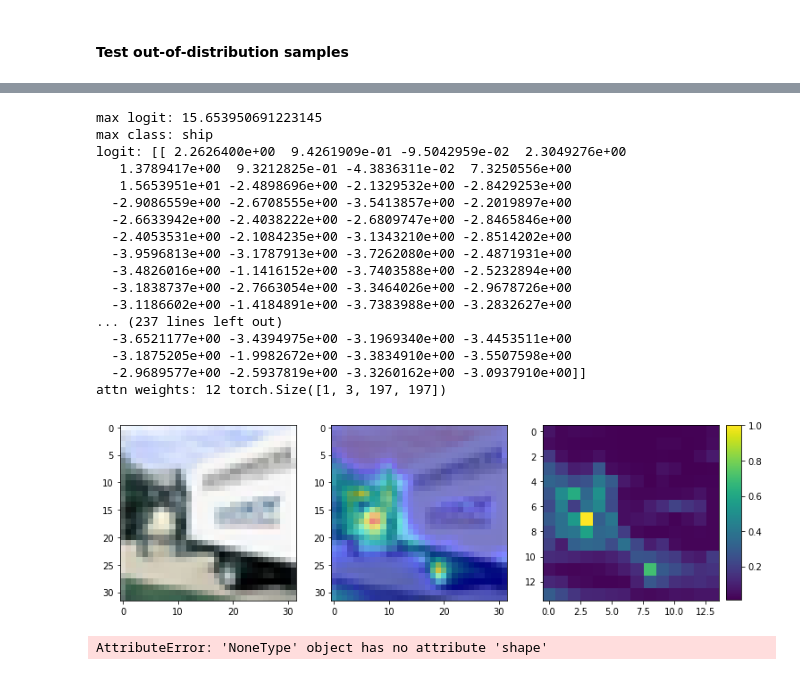
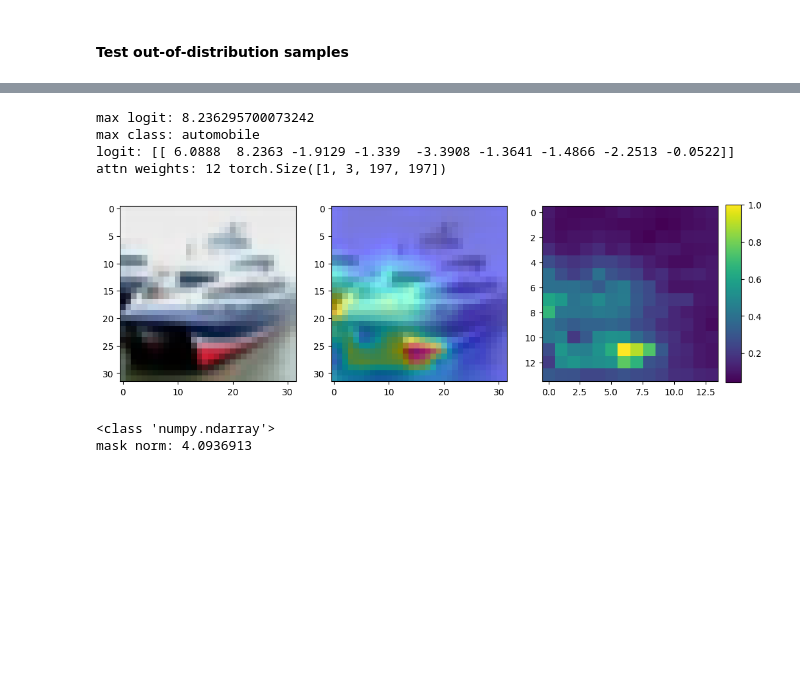
Before and after one commit to Simcs/OOD-with-ViT, a Jupyter notebook: visualize_vit_ood_cifar10.ipynb, the cells around one changed output, grey strips where cells are left out. Drawn from its saved outputs; the diff is of its cells as text; code cells hidden in the pictures; blank space fills up the shorter version.

```diff
--- a/visualize_vit_ood_cifar10.ipynb
+++ b/visualize_vit_ood_cifar10.ipynb
@@ -44,11 +46,13 @@ checkpoint_path = log_root / 'checkpoints'
 from ood_with_vit.models.vit import ViT
 
 if config.model.pretrained:
+    n_class = len(config.dataset.in_distribution_class_indices)
     model = torch.hub.load(
         repo_or_dir=config.model.repo,
         model=config.model.pretrained_model,
         pretrained=False,
     )
+    model.head = nn.Linear(model.head.in_features, n_class)
 else:
     model = ViT(
         image_size=config.model.img_size,
@@ -151,10 +154,16 @@ from ood_with_vit.utils import (
     compute_logits,
 )
 
-def visualize_results(original_img, attn_weights, seed=None):
-    if seed is not None:
-        set_seed(seed)
-    visualizer = ViTAttentionRollout()
+def visualize_results(
+    original_img,
+    attn_weights,
+    head_fusion='max',
+    discard_ratio=0.9,
+):
+    visualizer = ViTAttentionRollout(
+        head_fusion=head_fusion,
+        discard_ratio=discard_ratio
+    )
     mask = visualizer.rollout(attn_weights)
 
     fig, ax = plt.subplots(figsize=(12, 6))
@@ -293,38 +300,35 @@ pprint(counts)
 # %%
 # visualize out-of-distribution class attention maps.
-ood_class_name = 'truck'
-ood_class_idx, img_idx = dataset.class_to_idx[ood_class_name], 888
+ood_class_name = 'ship'
+ood_class_idx, img_idx = dataset.class_to_idx[ood_class_name], 0
 original_img = dataset.img_dict[ood_class_idx][img_idx]
 
 test_img = dataset.get_transformed_image(ood_class_idx, img_idx)
 test_img = test_img.to(device=device)
 attention_maps = compute_attention_maps(config, model, test_img.unsqueeze(0))
 logits = compute_logits(config, model, test_img.unsqueeze(0))
 max_logit, max_class = logits.max(1)
 print('max logit:', max_logit.item())
-print('max class:', idx_to_class[max_class.item()])
-print('logit:', logits.detach().cpu().numpy())
+print('max class:', dataset.classes[dataset.idx_to_id_class[max_class.item()]])
+print('logit:', logits.numpy())
 print('attn weights:', len(attention_maps), attention_maps[0].shape)
 
-mask = visualize_results(original_img, attention_maps, 333)
-print(mask.shape)
+mask = visualize_results(
+    original_img,
+    attention_maps,
+    head_fusion='max',
+    discard_ratio=0.90,
+)
 # %% [output]
-max logit: 15.653950691223145
-max class: ship
-logit: [[ 2.2626400e+00  9.4261909e-01 -9.5042959e-02  2.3049276e+00
-   1.3789417e+00  9.3212825e-01 -4.3836311e-02  7.3250556e+00
-   1.5653951e+01 -2.4898696e+00 -2.1329532e+00 -2.8429253e+00
-  -2.9086559e+00 -2.6708555e+00 -3.5413857e+00 -2.2019897e+00
-  -2.6633942e+00 -2.4038222e+00 -2.6809747e+00 -2.8465846e+00
-  -2.4053531e+00 -2.1084235e+00 -3.1343210e+00 -2.8514202e+00
-  -3.9596813e+00 -3.1787913e+00 -3.7262080e+00 -2.4871931e+00
-  -3.4826016e+00 -1.1416152e+00 -3.7403588e+00 -2.5232894e+00
-  -3.1838737e+00 -2.7663054e+00 -3.3464026e+00 -2.9678726e+00
-  -3.1186602e+00 -1.4184891e+00 -3.7383988e+00 -3.2832627e+00
-... (237 lines left out)
-  -3.6521177e+00 -3.4394975e+00 -3.1969340e+00 -3.4453511e+00
-  -3.1875205e+00 -1.9982672e+00 -3.3834910e+00 -3.5507598e+00
-  -2.9689577e+00 -2.5937819e+00 -3.3260162e+00 -3.0937910e+00]]
+max logit: 8.236295700073242
+max class: automobile
+logit: [[ 6.0888  8.2363 -1.9129 -1.339  -3.3908 -1.3641 -1.4866 -2.2513 -0.0522]]
 attn weights: 12 torch.Size([1, 3, 197, 197])
-[figure, old version]
+[figure, new version]
-AttributeError: 'NoneType' object has no attribute 'shape'
+# %%
+# mask analysis
+print(type(mask))
+print('mask norm:', np.linalg.norm(mask))
+# %% [output]
+<class 'numpy.ndarray'>
+mask norm: 4.0936913
```
Also changed, not shown: parts of 7 cells of this notebook, 1 other file.
